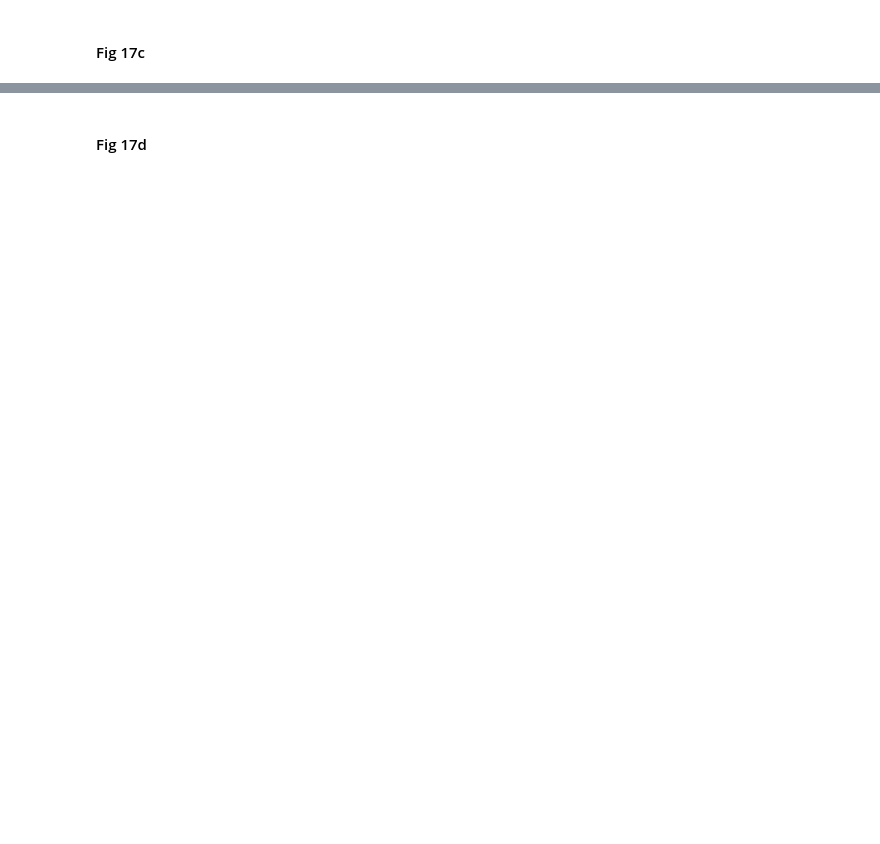
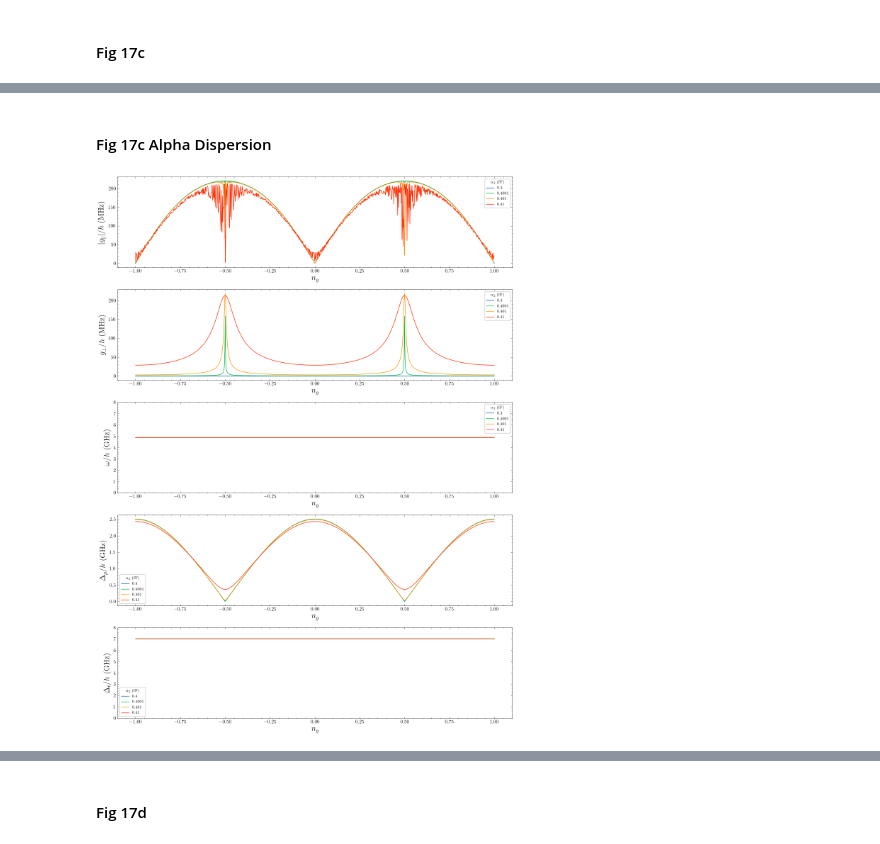
Before and after one commit to Dan5762/Transmon-Project, a Jupyter notebook: circuit_models/resonator_coupling.ipynb, the cells around one changed output, grey strips where cells are left out. Drawn from its saved outputs; the diff is of its cells as text; code cells hidden in the pictures; blank space fills up the shorter version.

Commit message:
Added target to resonator coupled circuit and alpha dispersion to the main resonator_coupling_circuit

```diff
--- a/circuit_models/resonator_coupling.ipynb
+++ b/circuit_models/resonator_coupling.ipynb
@@ -203,8 +196,8 @@ plt.xlabel('ng')
 plt.ylabel('∆ (GHz)')
 
 img = plt.imread("../images/fig_17a.png")
-for alpha in fig_17a_results_q.keys():
-    plt.plot(fig_17a_ngs_q, fig_17a_results_q[alpha], 'r')
+for alpha in fig_17a_results_p.keys():
+    plt.plot(fig_17a_ngs_p, fig_17a_results_p[alpha], 'r')
 plt.ylim([0,16])
 
 ext = [-1, 1, 0.00, 16]
@@ -246,7 +233,7 @@ plt.title('Qubit energy gap (calculated from eigenenergies)')
 plt.xlabel('ng')
 plt.ylabel('$\\Delta$ (GHz)')
 
-for Cc in fig_17b_results_q.keys():
-    plt.plot(fig_17b_ngs_q, fig_17b_results_q[Cc], label=Cc)
-plt.legend(title='$C_c$')
+for Ccp in fig_17b_results_p.keys():
+    plt.plot(fig_17b_ngs_p, fig_17b_results_p[Ccp], label=Ccp)
+plt.legend(title='$C_cp$')
 plt.show()
@@ -257,11 +242,11 @@ pparam = dict(xlabel='$n_g$', ylabel='$\Delta_p / h$ (GHz)')
 
 with plt.style.context(['ieee', 'grid']):
     fig, ax = plt.subplots(figsize=(6,4))
-    for Cc in fig_17b_results_q.keys():
-        ax.plot(fig_17b_ngs_q, fig_17b_results_q[Cc], label=int(Cc * 1e15))
-    ax.legend(title='$C_c$ (fF)')
+    for Ccp in fig_17b_results_p.keys():
+        ax.plot(fig_17b_ngs_p, fig_17b_results_p[Ccp], label=int(Ccp * 1e15))
+    ax.legend(title='$C_{cp}$ (fF)')
     ax.set(**pparam)
     ax.xaxis.label.set_size(16)
     ax.yaxis.label.set_size(16)
-    fig.savefig('../figures/Resonator Coupling/Delta wrt Cc ng.png', dpi=300)
+    fig.savefig('../figures/Resonator Coupling/Delta wrt Ccp ng.png', dpi=300)
     plt.show()
@@ -365,0 +338,2 @@ plt.show()
+# %% [markdown]
+#### Fig 17c Alpha Dispersion
@@ -365,0 +382,34 @@ plt.show()
+# %%
+with open('../figures/Resonator Coupling/alpha_disp_results.pkl', 'rb') as f:
+    alpha_disp_results = pickle.load(f)
+
+obserables = [
+    {'name': 'g_parr', 'ylabel': '$|g_\parallel| / h$ (MHz)'},
+    {'name': 'g_perp', 'ylabel': '$g_\perp / h$ (MHz)'},
+    {'name': 'cavity_freq', 'ylabel': '$\omega / h$ (GHz)', 'y_lim': [0, 8]},
+    {'name': 'probe_freq', 'ylabel': '$\Delta_p / h$ (GHz)'},
+    {'name': 'target_freq', 'ylabel': '$\Delta_t / h$ (GHz)', 'y_lim': [0, 8]}
+]
+
+fig, ax = plt.subplots(figsize=(12, 16), nrows=5, ncols=1)
+ax = ax.flatten()
+for idx, obs in enumerate(obserables):
+    pparam = dict(xlabel='$n_g$', ylabel=obs['ylabel'])
+
+    with plt.style.context(['ieee', 'grid']):
+        for alpha in alpha_disp_results.keys():
+            ax[idx].plot(alpha_disp_results[alpha]['ng'], np.abs(alpha_disp_results[alpha][obs['name']]), label=alpha)
+
+        if 'y_lim' in obs.keys():
+            ax[idx].set_ylim(obs['y_lim'])
+
+        ax[idx].legend(title='$\\alpha_2$ (fF)')
+        ax[idx].set(**pparam)
+        ax[idx].xaxis.label.set_size(16)
+        ax[idx].yaxis.label.set_size(16)
+
+plt.tight_layout()
+fig.savefig(f'../figures/Resonator Coupling/alpha_disp_results.png', dpi=300)
+plt.show()
+# %% [output]
+[figure, added]
```
Also changed, not shown: parts of 39 cells of this notebook, 24 other files.
